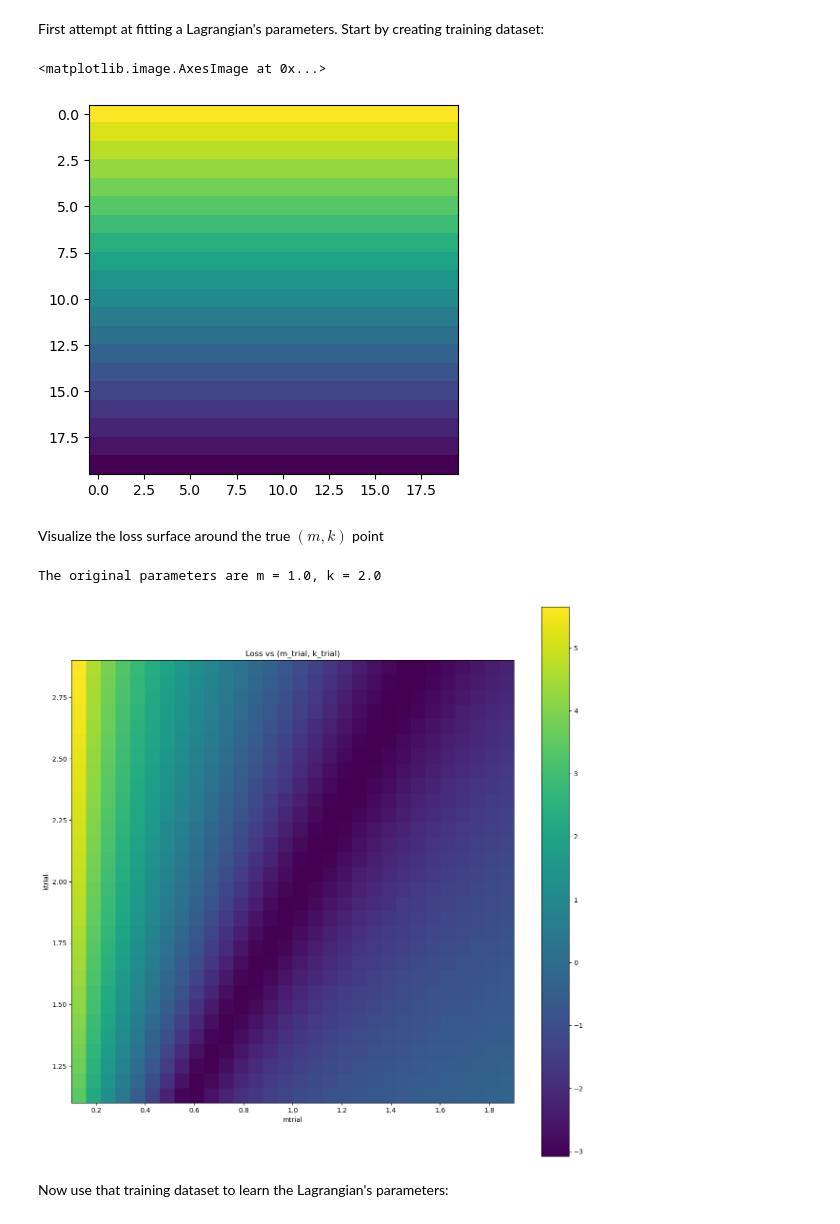
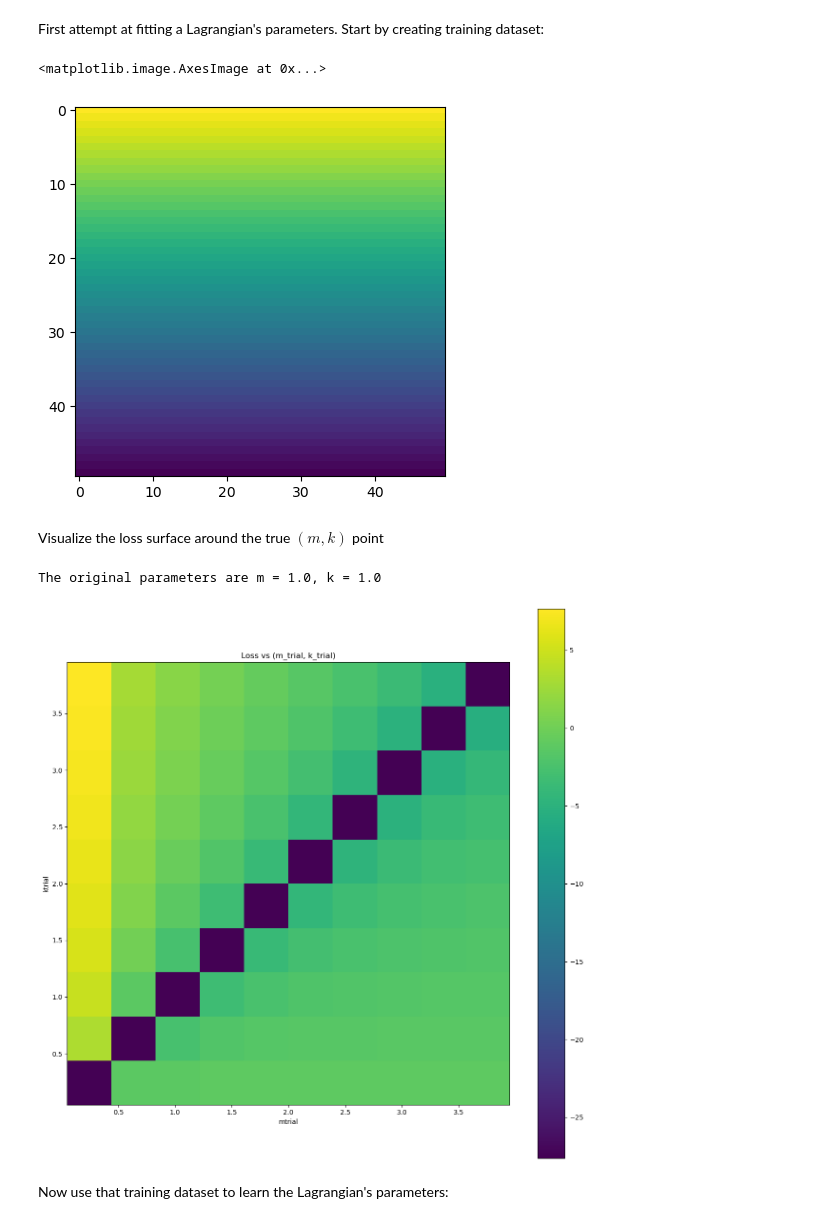
Before and after one commit to erikbigwood/Autograd_Lagrangian, a Jupyter notebook: Code/Harmonic_learned_Lagrangian-noisy.ipynb, the cells around one changed output. Saved outputs shown, nothing was run; the diff lists cells and outputs as text; code cells hidden in the pictures.

```diff
--- a/Code/Harmonic_learned_Lagrangian-noisy.ipynb
+++ b/Code/Harmonic_learned_Lagrangian-noisy.ipynb
@@ -10,15 +10,15 @@ import matplotlib.pyplot as plt
 First attempt at fitting a Lagrangian's parameters. Start by creating training dataset:
 # %%
 m = tensor([1.])
-k = tensor([2.])
+k = tensor([1.])
 
-n_points = 20
+n_points = 50
 q_min = -1
 q_max = 1
 qdot_min = -1
 qdot_max = 1
 
-sigma = 0.5
+sigma = 0.0
 mean = 0
 
 def L(vec):
@@ -69,28 +69,31 @@ for i in tqdm.trange(n_points):
         qdot = tensor([qdotgrid[j]],requires_grad = True)
         val = qddot(L,m,k,q,qdot)
         out[:,counter] = tensor([q, qdot, val])
-        outmat[i,j] = val
+        #outmat[i,j] = val
 
 
 
 out += sigma*torch.randn([3,n_points**2]) + mean
 
+outmat = out[2,:].reshape([n_points,n_points])
 out.requires_grad = True
 
 plt.imshow(outmat.detach().numpy())
 # %% [output]
 <matplotlib.image.AxesImage at 0x...>
-[figure, old version]
+[figure, new version]
 # %% [markdown]
 Visualize the loss surface around the true $(m,k)$ point
 # %%
-n_param_points = 30
-box_width = .9
+n_param_points = 10
+box_width = 1.95
+m_center = 2
+k_center = 2
 
-m_min = m[0] - box_width
-m_max = m[0] + box_width
-k_min = k[0] - box_width
-k_max = k[0] + box_width
+m_min = m_center - box_width
+m_max = m_center + box_width
+k_min = k_center - box_width
+k_max = k_center + box_width
 """
 m_min = 0.6
 m_max = 1.4
@@ -130,35 +133,35 @@ for i in tqdm.trange(n_param_points): #iterate over m
             qdd_trials[l] = qdd_trial #store qdd
         loss_mat[i,j] = torch.sum( (qdd_trials - out[2,:])**2 )/sz #calculate loss function
 
 """#optional -- calculates optimal (m,k) for the trial points
 mindex = np.where(loss_mat == loss_mat.min())[0][0]
 kindex = np.where(loss_mat == loss_mat.min())[1][0]
 m_opt = mtrialgrid[mindex].detach().numpy()
 k_opt = ktrialgrid[mindex].detach().numpy()
 
 m_out = m.detach().numpy()[0]
 k_out = k.detach().numpy()[0]
 
 print(f"Optimal m_trial = {m_opt:.3f}, true m = {m_out:.1f}")
 print(f"Optimal k_trial = {k_opt:.3f}, true k = {k_out:.1f}")
 
 print(f"Optimal k_trial/m_trial = {k_opt/m_opt}, true k/m = {k_out/m_out:.3f}")
 """
 
 print(f"The original parameters are m = {m[0]}, k = {k[0]}")
 
 #plotting
 fig, axs = plt.subplots(1,1,figsize=(15,15))
 test = axs.imshow(np.log(loss_mat.detach().numpy().T+1e-12), extent=[m_min,m_max,k_min,k_max],origin='lower')
 axs.set_xlabel('mtrial')
 axs.set_ylabel('ktrial')
 fig.colorbar(test, ax=axs)
 axs.set_title("Loss vs (m_trial, k_trial)")
 
 plt.show()
 # %% [output]
-The original parameters are m = 1.0, k = 2.0
+The original parameters are m = 1.0, k = 1.0
-[figure, old version]
+[figure, new version]
 # %% [markdown]
 Now use that training dataset to learn the Lagrangian's parameters:
 # %%
```
Also changed, not shown: parts of 2 cells of this notebook, 3 other files.
